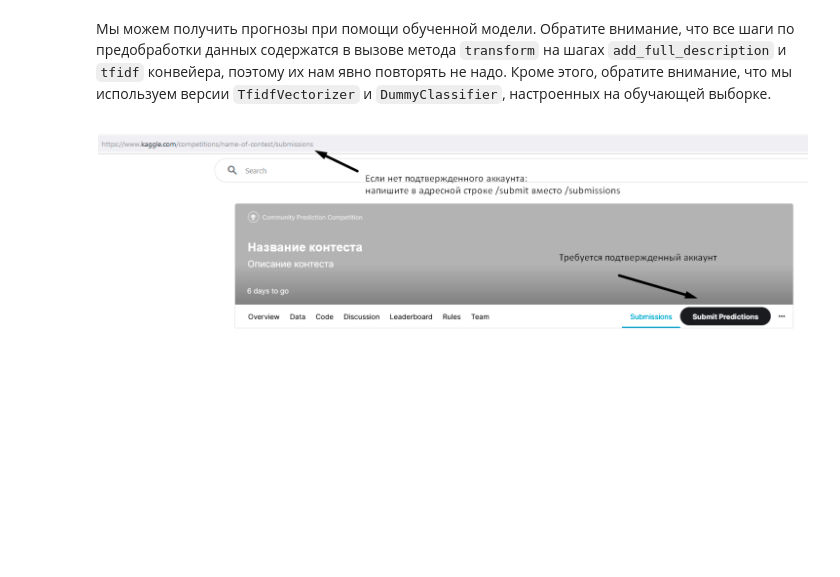
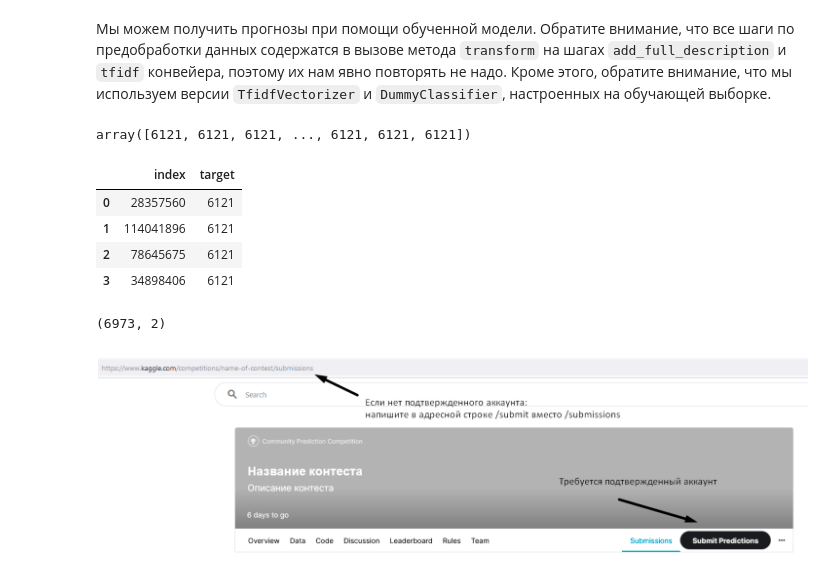
Before and after one commit to Furfin/CIARS_datahack, a Jupyter notebook: demo-notebook-preprocessing-sklearn-20221125.ipynb, the cells around one changed output. Saved outputs shown, nothing was run; the diff lists cells and outputs as text; code cells hidden in the pictures; blank space fills up the shorter version.

```diff
--- a/demo-notebook-preprocessing-sklearn-20221125.ipynb
+++ b/demo-notebook-preprocessing-sklearn-20221125.ipynb
@@ -145,11 +247,11 @@ class FullDescriptionCreator(BaseEstimator, TransformerMixin):
 # %% [markdown]
 Теперь можем организовать все наши действия по препроцессингу и создания модели в конвейер для последующего удобного использования. Для этого создадим объект `sklearn.pipeline.Pipeline`. Последним элементом конвейера добавим классификатор `DummyClassifier`.
 # %%
-train = pd.read_csv("./data/competition/train.csv", index_col="index")
+train = pd.read_csv("./train.csv", index_col="index")
 train = train.query("target != -1")
 
 with open(
-    "./data/competition/vacancy_descriptions/2_parsed.json", "r", encoding="utf8"
+    "./vacancy_descriptions/2_parsed.json", "r", encoding="utf8"
 ) as fp:
     descriptions = json.load(fp)
 
@@ -189,15 +307,24 @@ clf_pipeline.score(X_train, y_train)
 # %% [markdown]
 Мы можем получить прогнозы при помощи обученной модели. Обратите внимание, что все шаги по предобработки данных содержатся в вызове метода `transform` на шагах `add_full_description` и `tfidf` конвейера, поэтому их нам явно повторять не надо. Кроме этого, обратите внимание, что мы используем версии `TfidfVectorizer` и `DummyClassifier`, настроенных на обучающей выборке.
 # %%
-X_test = pd.read_csv("./data/competition/test.csv")
+X_test = pd.read_csv("./test.csv")
 y_pred = clf_pipeline.predict(X_test)
 # %%
 y_pred
+# %% [output]
+array([6121, 6121, 6121, ..., 6121, 6121, 6121])
 # %%
 submission = X_test[["index"]].assign(target=y_pred)
 display(submission.head(4))
-submission.to_csv("demo_submission.csv", index=False)
+# %% [output]
+|  | index | target |
+| 0 | 28357560 | 6121 |
+| 1 | 114041896 | 6121 |
+| 2 | 78645675 | 6121 |
+| 3 | 34898406 | 6121 |
 # %%
 submission.shape
+# %% [output]
+(6973, 2)
 # %% [markdown]
 ![image-2.png](attachment:image-2.png)
```
Also changed, not shown: parts of 13 cells of this notebook, 1 other file.
